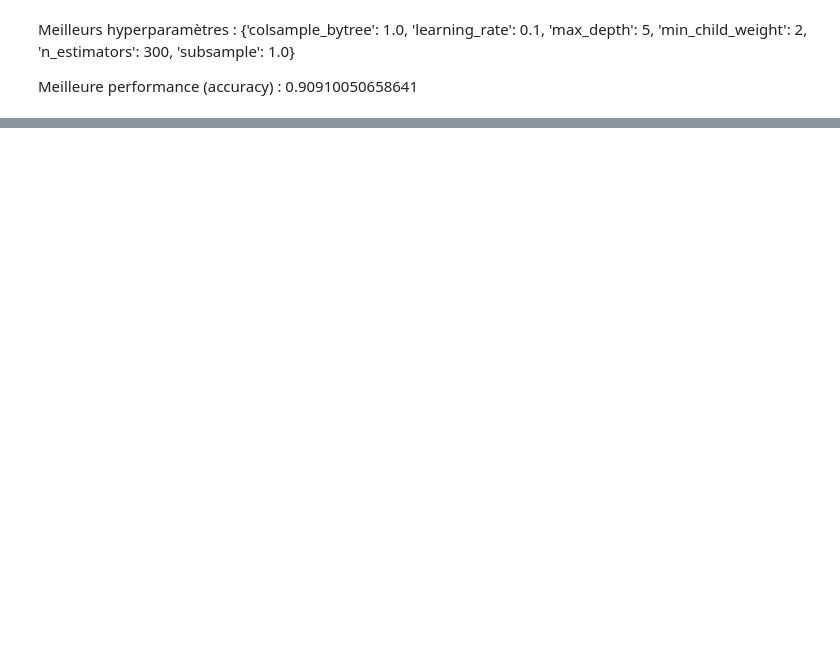
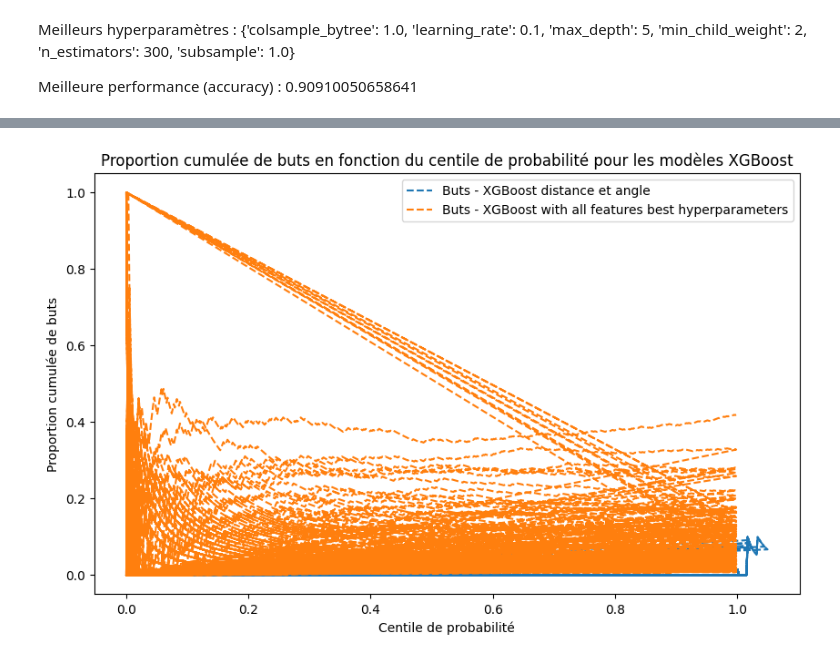
Before and after one commit to Alexia57/A02-projet, a Jupyter notebook: notebooks/modele_avance.ipynb, the cells around one changed output, grey strips where cells are left out. Saved outputs shown, nothing was run; the diff lists cells and outputs as text; code cells hidden in the pictures; blank space fills up the shorter version.

```diff
--- a/notebooks/modele_avance.ipynb
+++ b/notebooks/modele_avance.ipynb
@@ -531,0 +672,36 @@ Accuracy avec meilleurs hyperparamètres : 0.9093673452149674
+# %%
+# Calcul du nombre cumulatif de buts et non-buts pour chaque centile pour le premier modèle
+cumulative_goals_model = prob_df_model.groupby('Centile')['isGoal'].cumsum()
+cumulative_shots_model = prob_df_model.groupby('Centile').cumcount() + 1
+
+# Calcul de la proportion cumulée de buts et non-buts pour chaque centile pour le premier modèle
+cumulative_goal_proportion_model = cumulative_goals_model / cumulative_shots_model
+cumulative_non_goal_proportion_model = 1 - cumulative_goal_proportion_model
+
+resampled_cumulative_goal_proportion_model = np.interp(percentiles_model, np.linspace(0, 100, len(cumulative_goal_proportion_model.values)), cumulative_goal_proportion_model.values)
+
+# Tracer la proportion cumulée de buts en fonction du centile pour le premier modèle
+plt.figure(figsize=(10, 6))
+plt.plot(percentiles_model, resampled_cumulative_goal_proportion_model, label='Buts - XGBoost distance et angle', linestyle='--')
+
+
+# Calcul du nombre cumulatif de buts et non-buts pour chaque centile pour le deuxième modèle
+cumulative_goals_best_model = prob_df_best_model.groupby('Centile')['isGoal'].cumsum()
+cumulative_shots_best_model = prob_df_best_model.groupby('Centile').cumcount() + 1
+
+# Calcul de la proportion cumulée de buts et non-buts pour chaque centile pour le deuxième modèle
+cumulative_goal_proportion_best_model = cumulative_goals_best_model / cumulative_shots_best_model
+cumulative_non_goal_proportion_best_model = 1 - cumulative_goal_proportion_best_model
+
+resampled_cumulative_goal_proportion_best_model = np.interp(percentiles_best_model, np.linspace(0, 100, len(cumulative_goal_proportion_best_model.values)), cumulative_goal_proportion_best_model.values)
+
+# Tracer la proportion cumulée de buts en fonction du centile pour le deuxième modèle
+plt.plot(percentiles_best_model, cumulative_goal_proportion_best_model, label='Buts - XGBoost with all features best hyperparameters', linestyle='--')
+
+plt.xlabel('Centile de probabilité')
+plt.ylabel('Proportion cumulée de buts')
+plt.title('Proportion cumulée de buts en fonction du centile de probabilité pour les modèles XGBoost')
+plt.legend()
+plt.show()
+# %% [output]
+[figure, added]
```
Also changed, not shown: parts of 15 cells of this notebook.
